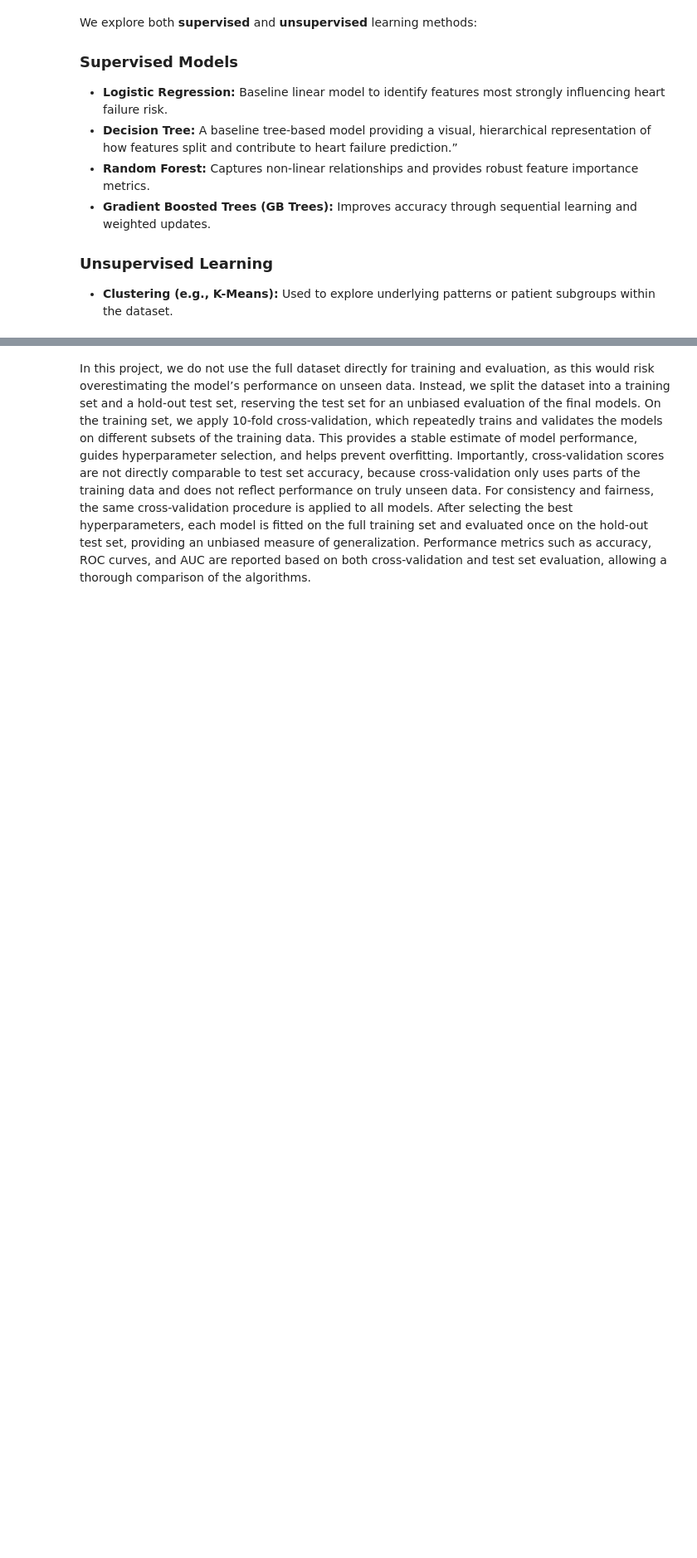
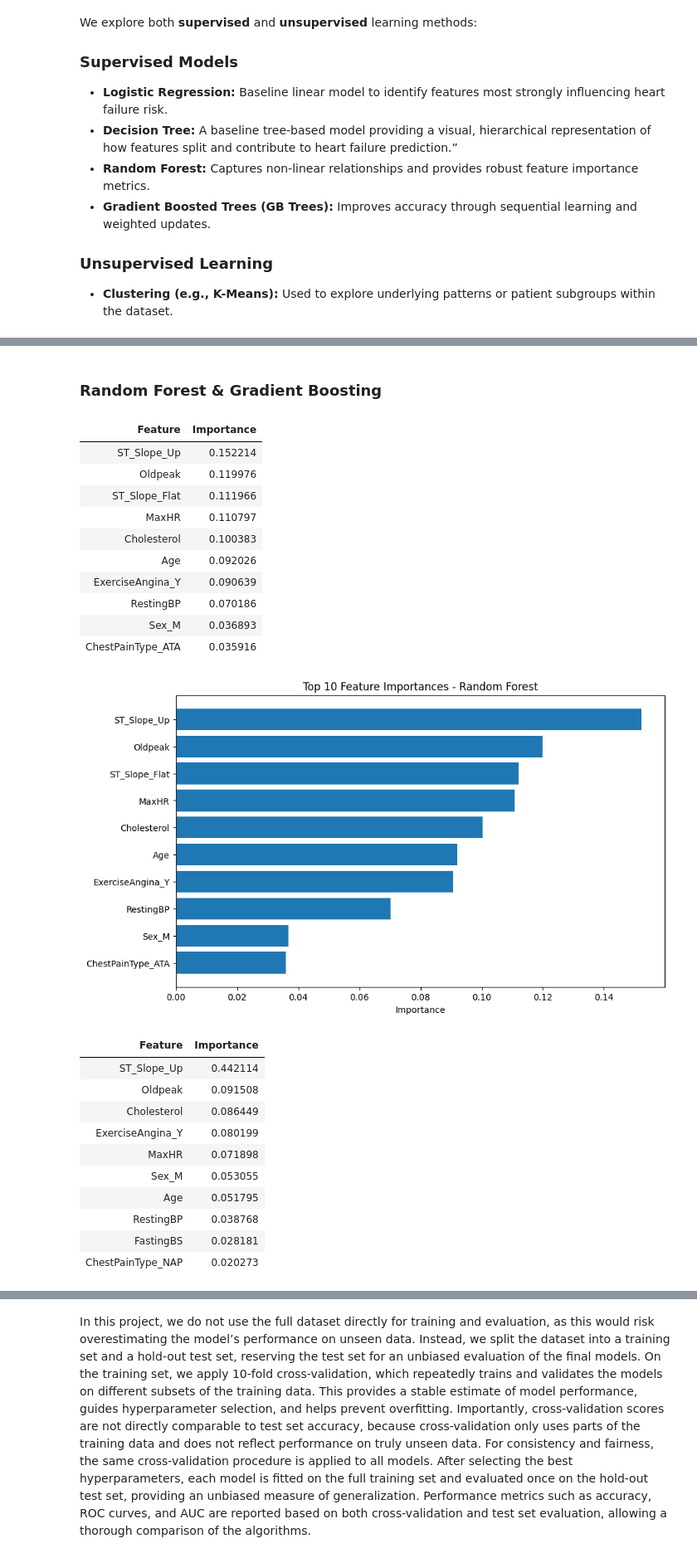
Before and after one commit to JoshH6538/heart-prediction-ml, a Jupyter notebook: Project_Report.ipynb, the cells around one changed output, grey strips where cells are left out. Shown at 83% size. Drawn from its saved outputs; the diff is of its cells as text; code cells hidden in the pictures; blank space fills up the shorter version.

```diff
--- a/Project_Report.ipynb
+++ b/Project_Report.ipynb
@@ -249,0 +289,10 @@ X_train, X_test, y_train, y_test = train_test_split(
+# %%
+encoder = OneHotEncoder(drop='first', sparse_output=False)
+
+train_cat_encoded = encoder.fit_transform(X_train_cat)
+test_cat_encoded  = encoder.transform(X_test_cat)
+
+cat_encoded_cols = encoder.get_feature_names_out(cat_cols)
+
+X_train_cat_df = pd.DataFrame(train_cat_encoded, columns=cat_encoded_cols)
+X_test_cat_df  = pd.DataFrame(test_cat_encoded, columns=cat_encoded_cols)
@@ -363,0 +436,44 @@ We explore both **supervised** and **unsupervised** learning methods:
+# %% [markdown]
+### Random Forest & Gradient Boosting
+# %%
+ensemble_models = ['Random Forest', 'Gradient Boosting']
+
+for name in ensemble_models:
+    model = models_unscaled[name]
+    importance_df = pd.DataFrame({
+        'Feature': X_train_final_unscaled.columns,
+        'Importance': model.feature_importances_
+    }).sort_values('Importance', ascending=False)
+
+    display(importance_df.head(10).style.hide(axis="index"))
+
+    plt.figure(figsize=(10, 6))
+    plt.barh(importance_df['Feature'][:10], importance_df['Importance'][:10])
+    plt.xlabel('Importance')
+    plt.title(f'Top 10 Feature Importances - {name}')
+    plt.gca().invert_yaxis()
+    plt.show()
+# %% [output]
+| Feature | Importance |
+| ST_Slope_Up | 0.152214 |
+| Oldpeak | 0.119976 |
+| ST_Slope_Flat | 0.111966 |
+| MaxHR | 0.110797 |
+| Cholesterol | 0.100383 |
+| Age | 0.092026 |
+| ExerciseAngina_Y | 0.090639 |
+| RestingBP | 0.070186 |
+| Sex_M | 0.036893 |
+| ChestPainType_ATA | 0.035916 |
+[figure, added]
+| Feature | Importance |
+| ST_Slope_Up | 0.442114 |
+| Oldpeak | 0.091508 |
+| Cholesterol | 0.086449 |
+| ExerciseAngina_Y | 0.080199 |
+| MaxHR | 0.071898 |
+| Sex_M | 0.053055 |
+| Age | 0.051795 |
+| RestingBP | 0.038768 |
+| FastingBS | 0.028181 |
+| ChestPainType_NAP | 0.020273 |
```
Also changed, not shown: parts of 43 cells of this notebook.
